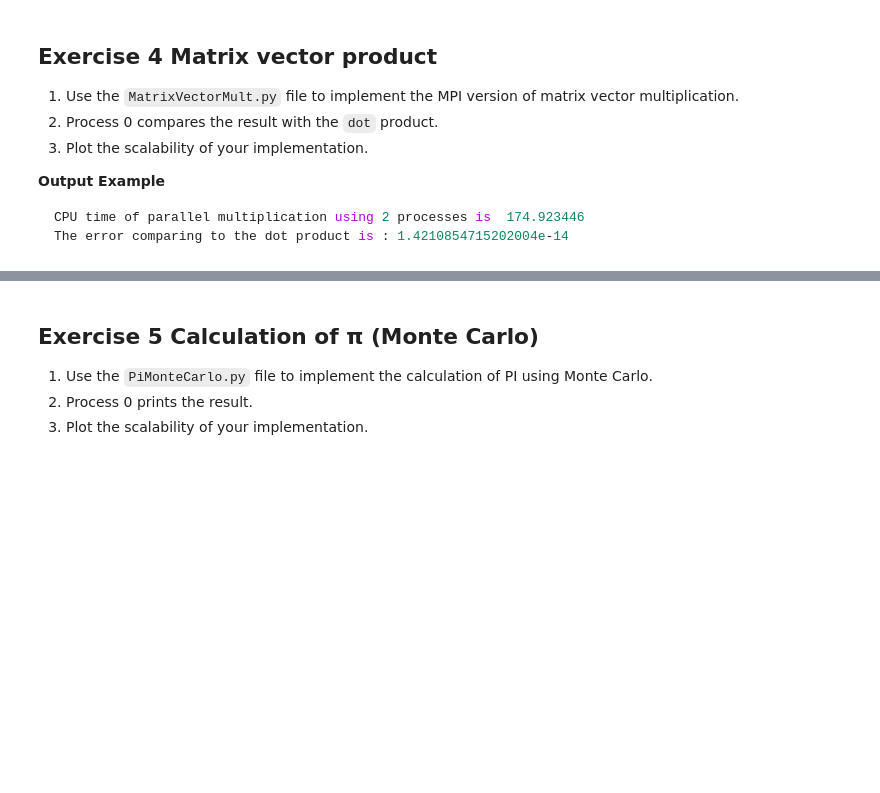
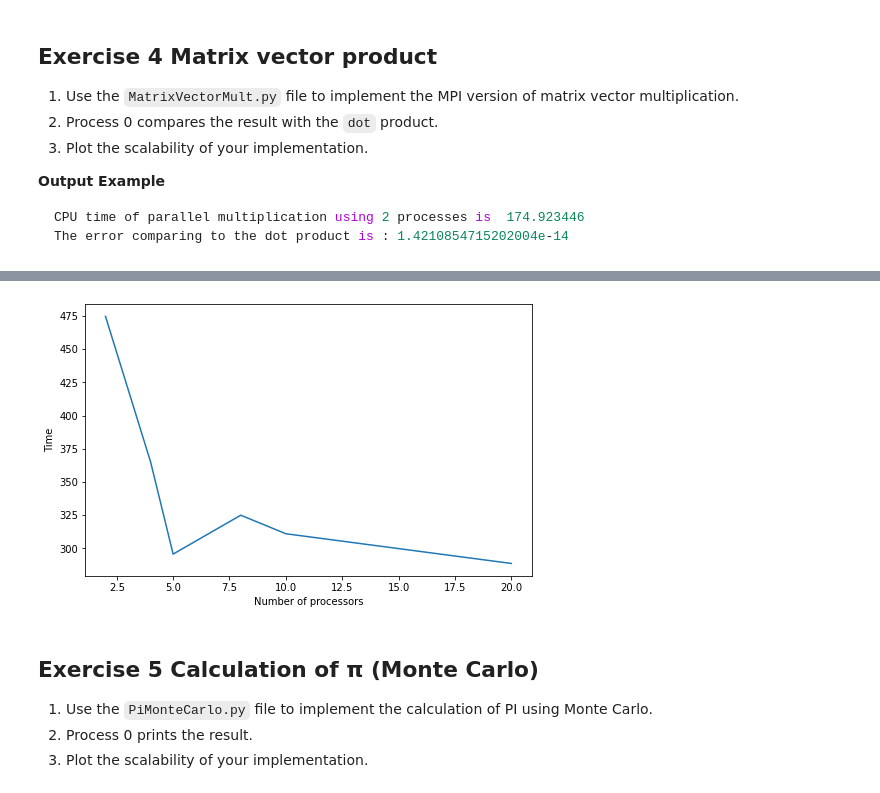
Before and after one commit to pierjosvins/Al-Khwarizmi-HPC-Programming, a Jupyter notebook: day04/assignments/mpi_assign.ipynb, the cells around one changed output, grey strips where cells are left out. Cells and saved outputs as stored; diff of their text form; code cells hidden in the pictures; blank space fills up the shorter version.

```diff
--- a/day04/assignments/mpi_assign.ipynb
+++ b/day04/assignments/mpi_assign.ipynb
@@ -74,3 +247,15 @@ Writing MatrixVectorMult_V0.py
+# %%
+import matplotlib.pyplot as plt
+
+nb_proc = [2, 4, 5, 8, 10, 20]
+times = [474.81834500013065, 365.1421700001265, 295.6487400001606, 324.96612200020536, 310.9891599997354, 288.6031219995857]
+plt.figure(figsize=(8, 5))
+plt.plot(nb_proc, times)
+plt.xlabel("Number of processors")
+plt.ylabel("Time")
+plt.show()
+# %% [output]
+[figure, added]
 # %% [markdown]
 ## Exercise 5 Calculation of π (Monte Carlo)
 
```
Also changed, not shown: parts of 18 cells of this notebook, 5 other files.
